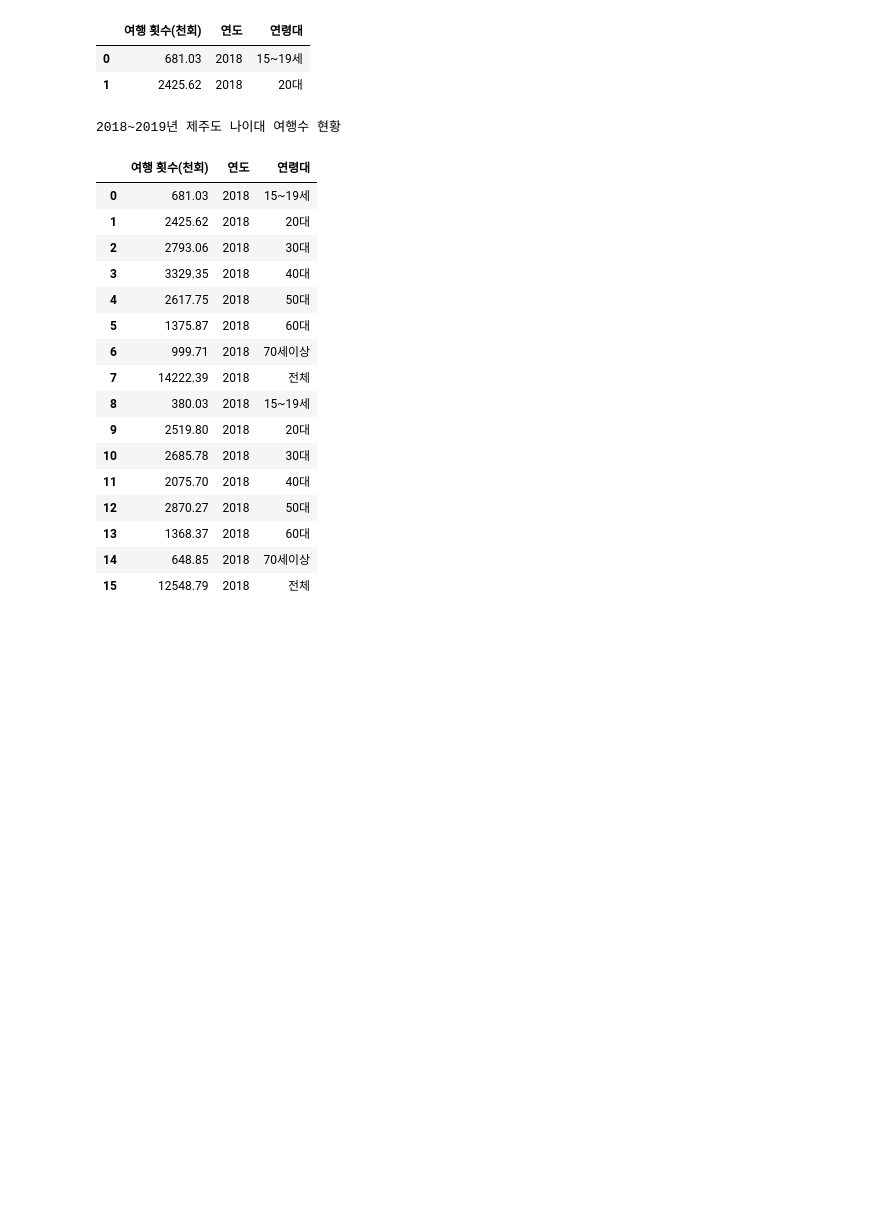
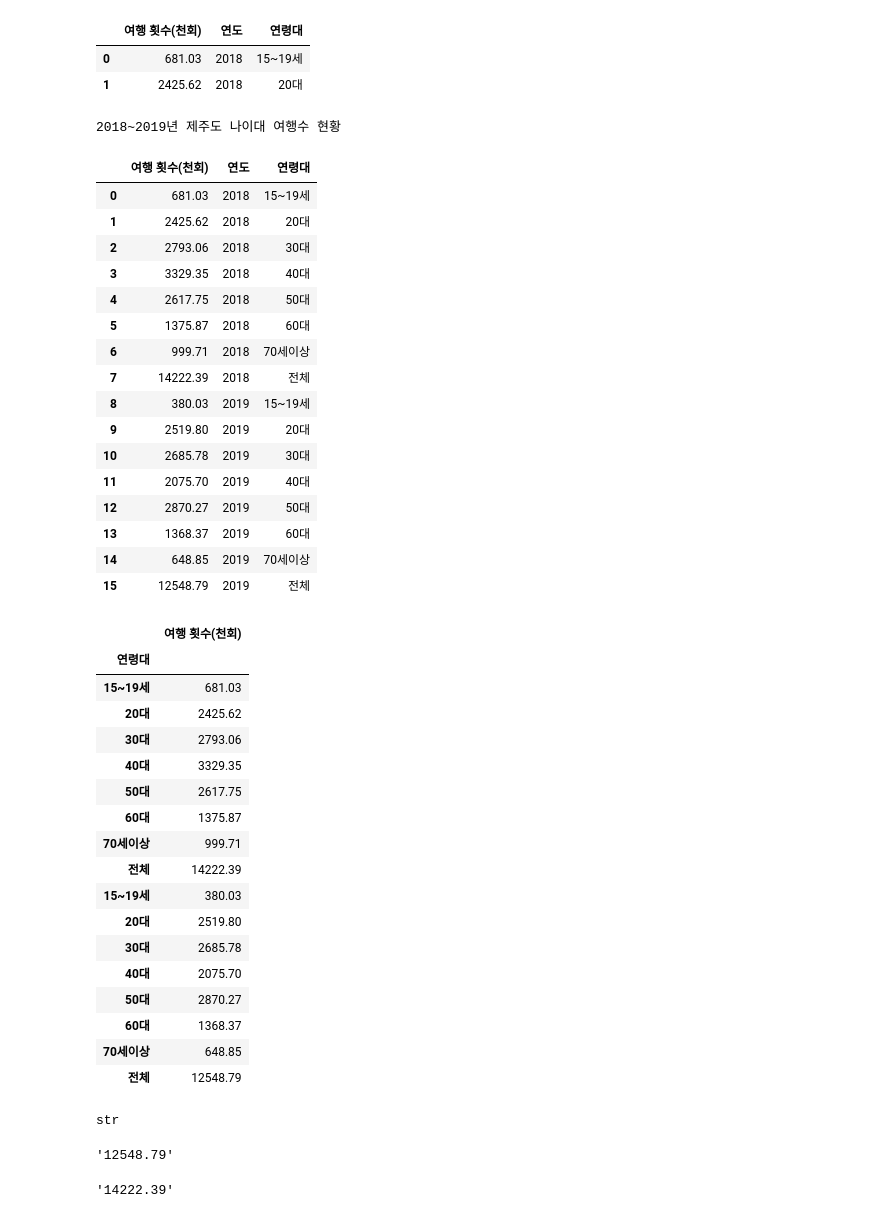
Before and after one commit to jinhuioh/Hi_ai, a Jupyter notebook: data04/openAPI-test-trip.ipynb, the cells around one changed output. Saved outputs shown, nothing was run; the diff lists cells and outputs as text; code cells hidden in the pictures; blank space fills up the shorter version.

```diff
--- a/data04/openAPI-test-miniproject.ipynb
+++ b/data04/openAPI-test-trip.ipynb
@@ -124,7 +124,7 @@ data_Values
  {'시도': '제주', '여행 횟수(천회)': '12548.79', '연도': 2019, '연령대': '전체'}]
 # %%
 for i in range(len(data_Values)):
-    data_Values[i]['연도'] = str(data_Values[0]['연도'])
+    data_Values[i]['연도'] = str(data_Values[i]['연도'])
 data_Values
 # %% [output]
 [{'시도': '제주', '여행 횟수(천회)': '681.03', '연도': '2018', '연령대': '15~19세'},
@@ -314,11 +314,11 @@ df_test
 | 5 | 1375.87 | 2018 | 60대 |
 | 6 | 999.71 | 2018 | 70세이상 |
 | 7 | 14222.39 | 2018 | 전체 |
-| 8 | 380.03 | 2018 | 15~19세 |
-| 9 | 2519.80 | 2018 | 20대 |
-| 10 | 2685.78 | 2018 | 30대 |
-| 11 | 2075.70 | 2018 | 40대 |
-| 12 | 2870.27 | 2018 | 50대 |
-| 13 | 1368.37 | 2018 | 60대 |
-| 14 | 648.85 | 2018 | 70세이상 |
-| 15 | 12548.79 | 2018 | 전체 |
+| 8 | 380.03 | 2019 | 15~19세 |
+| 9 | 2519.80 | 2019 | 20대 |
+| 10 | 2685.78 | 2019 | 30대 |
+| 11 | 2075.70 | 2019 | 40대 |
+| 12 | 2870.27 | 2019 | 50대 |
+| 13 | 1368.37 | 2019 | 60대 |
+| 14 | 648.85 | 2019 | 70세이상 |
+| 15 | 12548.79 | 2019 | 전체 |
@@ -324,0 +338,38 @@ df_test
+# %%
+df_test.set_index('연령대',inplace=True)
+df_test
+# %% [output]
+|  | 여행 횟수(천회) |
+| 연령대 |  |
+| 15~19세 | 681.03 |
+| 20대 | 2425.62 |
+| 30대 | 2793.06 |
+| 40대 | 3329.35 |
+| 50대 | 2617.75 |
+| 60대 | 1375.87 |
+| 70세이상 | 999.71 |
+| 전체 | 14222.39 |
+| 15~19세 | 380.03 |
+| 20대 | 2519.80 |
+| 30대 | 2685.78 |
+| 40대 | 2075.70 |
+| 50대 | 2870.27 |
+| 60대 | 1368.37 |
+| 70세이상 | 648.85 |
+| 전체 | 12548.79 |
+# %%
+type(df_test['여행 횟수(천회)'][1])
+# %% [output]
+str
+# %%
+#2019년도 전체 여행객 수
+df1 = df_test.iloc[15,0]
+df1
+# %% [output]
+'12548.79'
+# %%
+#2018년도 전체 여행객 수
+df2 = df_test.iloc[7,0]
+df2
+# %% [output]
+'14222.39'
```
Also changed, not shown: parts of 5 cells of this notebook, 6 other files.
